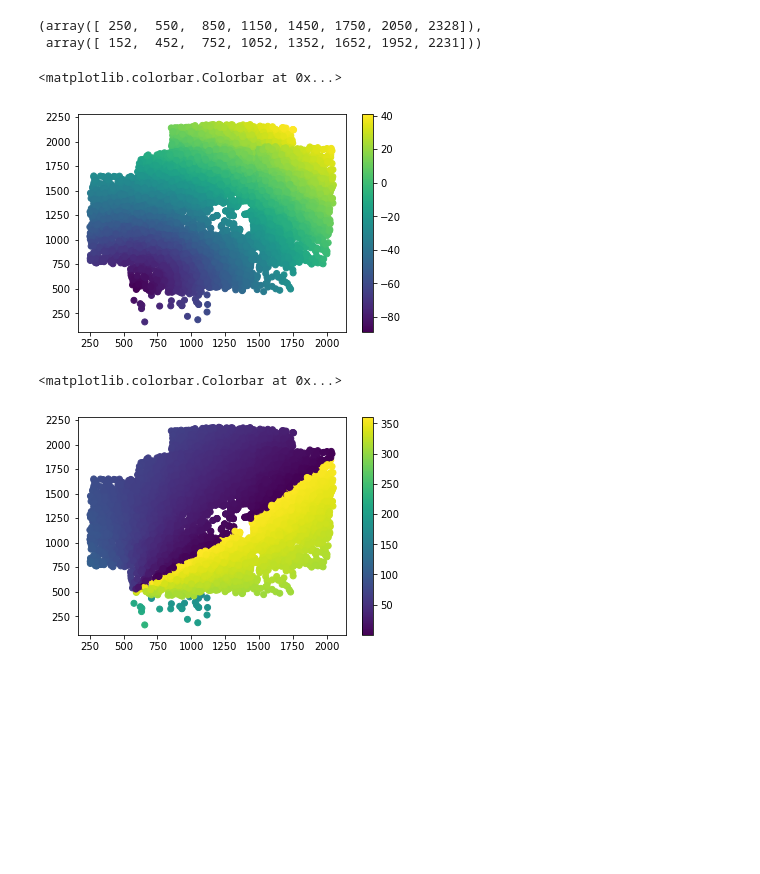
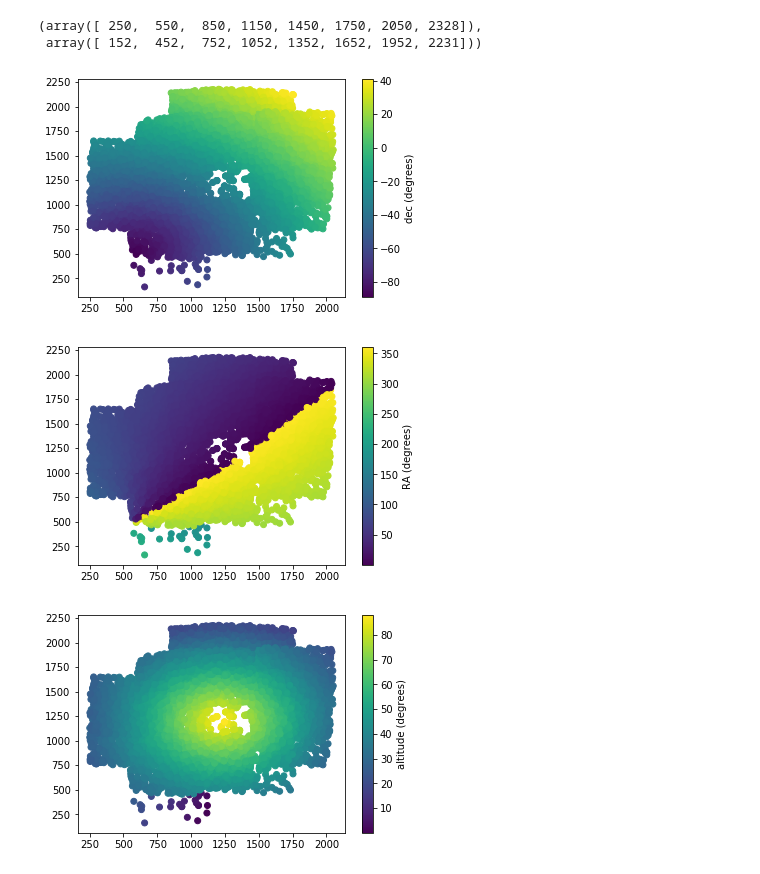
Before and after one commit to yoachim/fisheye_wcs, a Jupyter notebook: example/Chop_example.ipynb, the cells around one changed output. Saved outputs shown, nothing was run; the diff lists cells and outputs as text; code cells hidden in the pictures; blank space fills up the shorter version.

```diff
--- a/example/Chop_example.ipynb
+++ b/example/Chop_example.ipynb
@@ -94,13 +102,13 @@ for filename in filelist:
 points = np.concatenate(points)
 # %%
 plt.scatter(points['x'], points['y'], c=points['dec'])
-plt.colorbar()
+cb = plt.colorbar()
+cb.set_label('dec (degrees)')
 # %% [output]
-<matplotlib.colorbar.Colorbar at 0x...>
-[figure, old version]
+[figure, new version]
 # %%
 plt.scatter(points['x'], points['y'], c=points['RA'])
-plt.colorbar()
+cb = plt.colorbar()
+cb.set_label('RA (degrees)')
 # %% [output]
-<matplotlib.colorbar.Colorbar at 0x...>
-[figure, old version]
+[figure, new version]
@@ -108,0 +129,6 @@ plt.colorbar()
+# %%
+plt.scatter(points['x'], points['y'], c=alt)
+cb = plt.colorbar()
+cb.set_label('altitude (degrees)')
+# %% [output]
+[figure, added]
```
Also changed, not shown: parts of 21 cells of this notebook, 1 other file.
